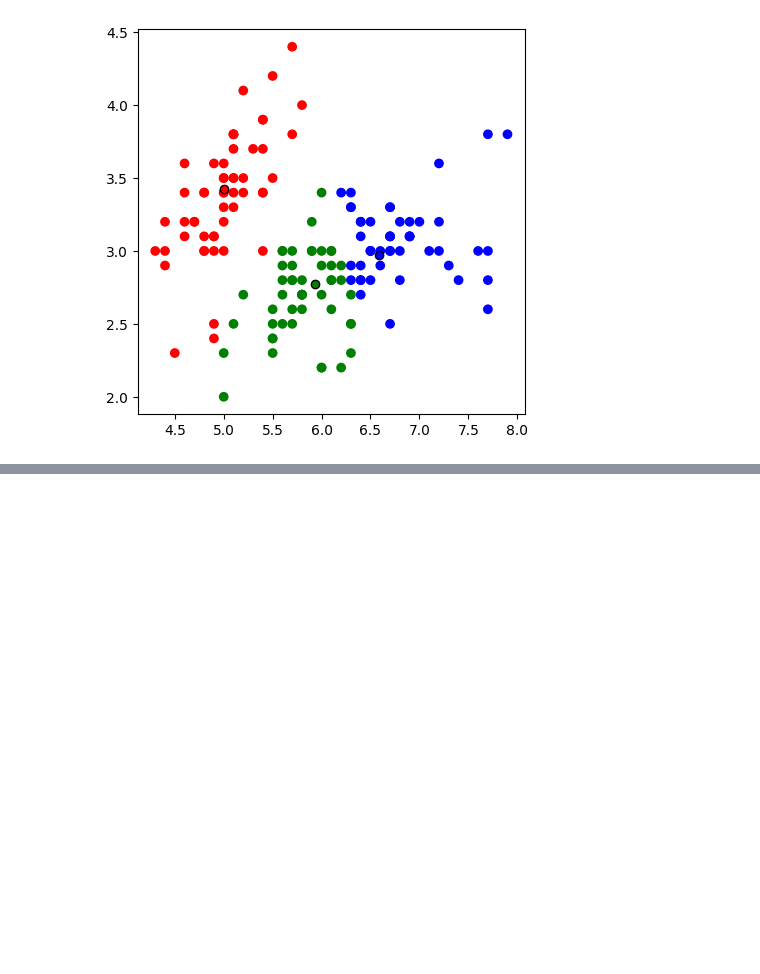
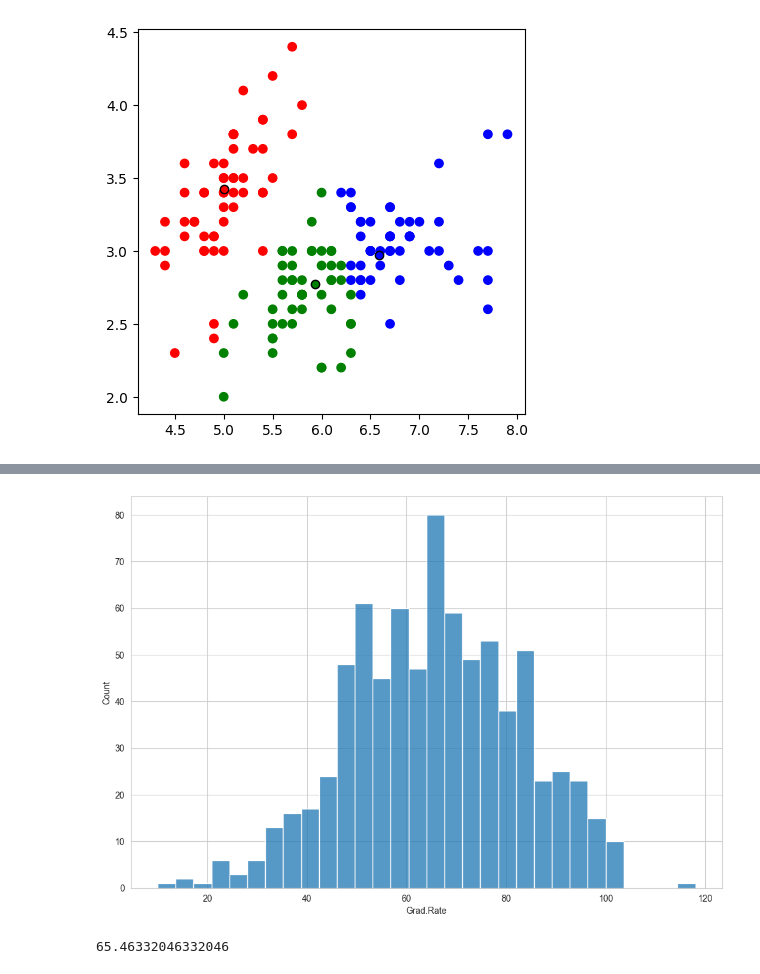
Before and after one commit to KidQuant/AOT, a Jupyter notebook: Tuesday A/Lesson 9 - Unsupervised Machine Learning/Unsupervised Learning - KMeans Clustering.ipynb, the cells around one changed output, grey strips where cells are left out. Cells and saved outputs as stored; diff of their text form; code cells hidden in the pictures; blank space fills up the shorter version.

```diff
--- a/Tuesday A/Lesson 9 - Unsupervised Machine Learning/Unsupervised Learning - KMeans Clustering.ipynb
+++ b/Tuesday A/Lesson 9 - Unsupervised Machine Learning/Unsupervised Learning - KMeans Clustering.ipynb
@@ -168,0 +317,14 @@ plt.show()
+# %%
+# Set up of the graphic area size
+plt.figure(figsize=(12,8))
+
+# Display (plot) and explore the distribution of a continuous (numeric) feature
+sns.histplot(college_df['Grad.Rate'].dropna(), kde=False, bins=30)
+plt.show()
+# %% [output]
+[figure, added]
+# %%
+# Compute the arithmetic mean (average) value
+college_df['Grad.Rate'].mean()
+# %% [output]
+65.46332046332046
```
Also changed, not shown: parts of 52 cells of this notebook, 3 other files.
